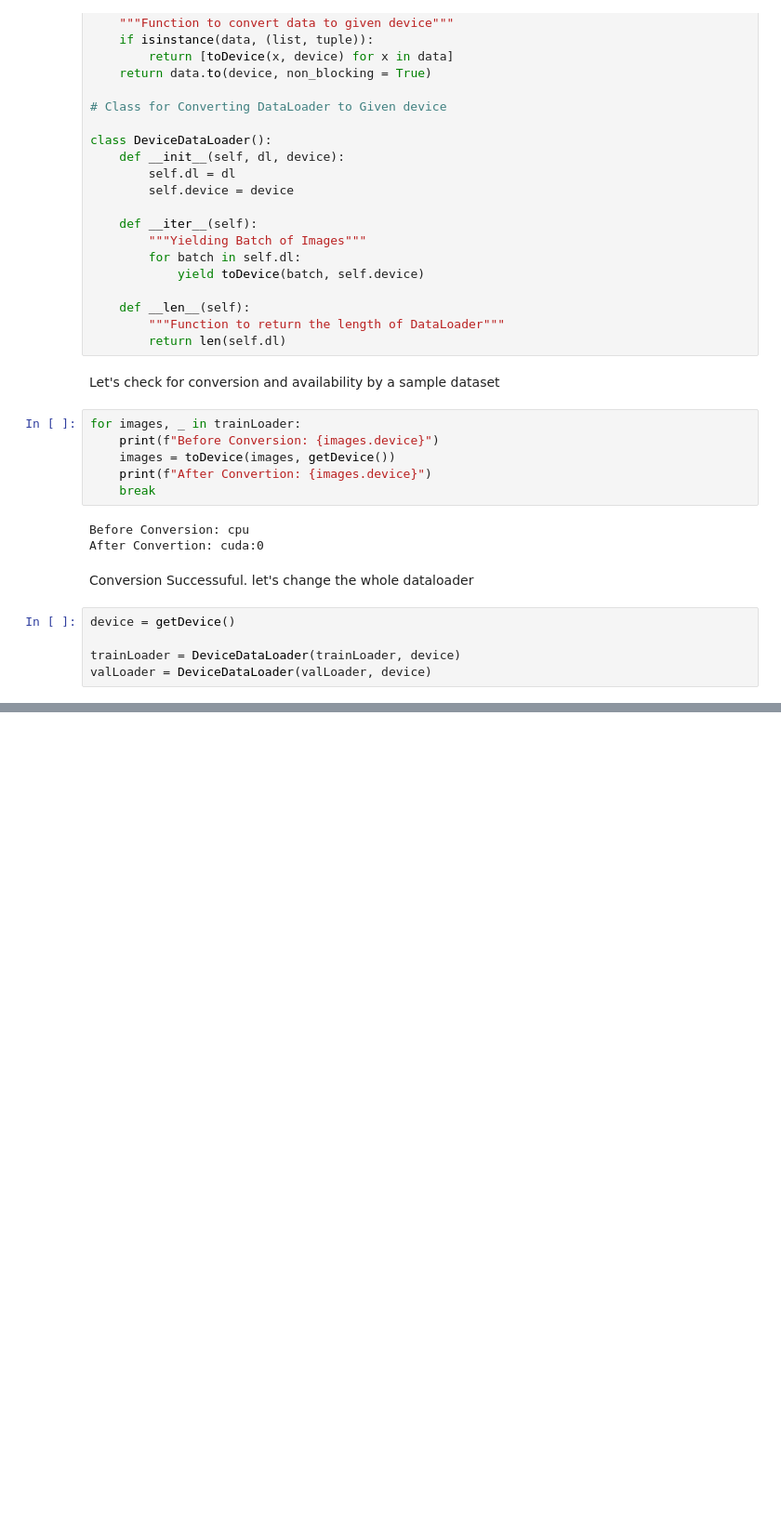
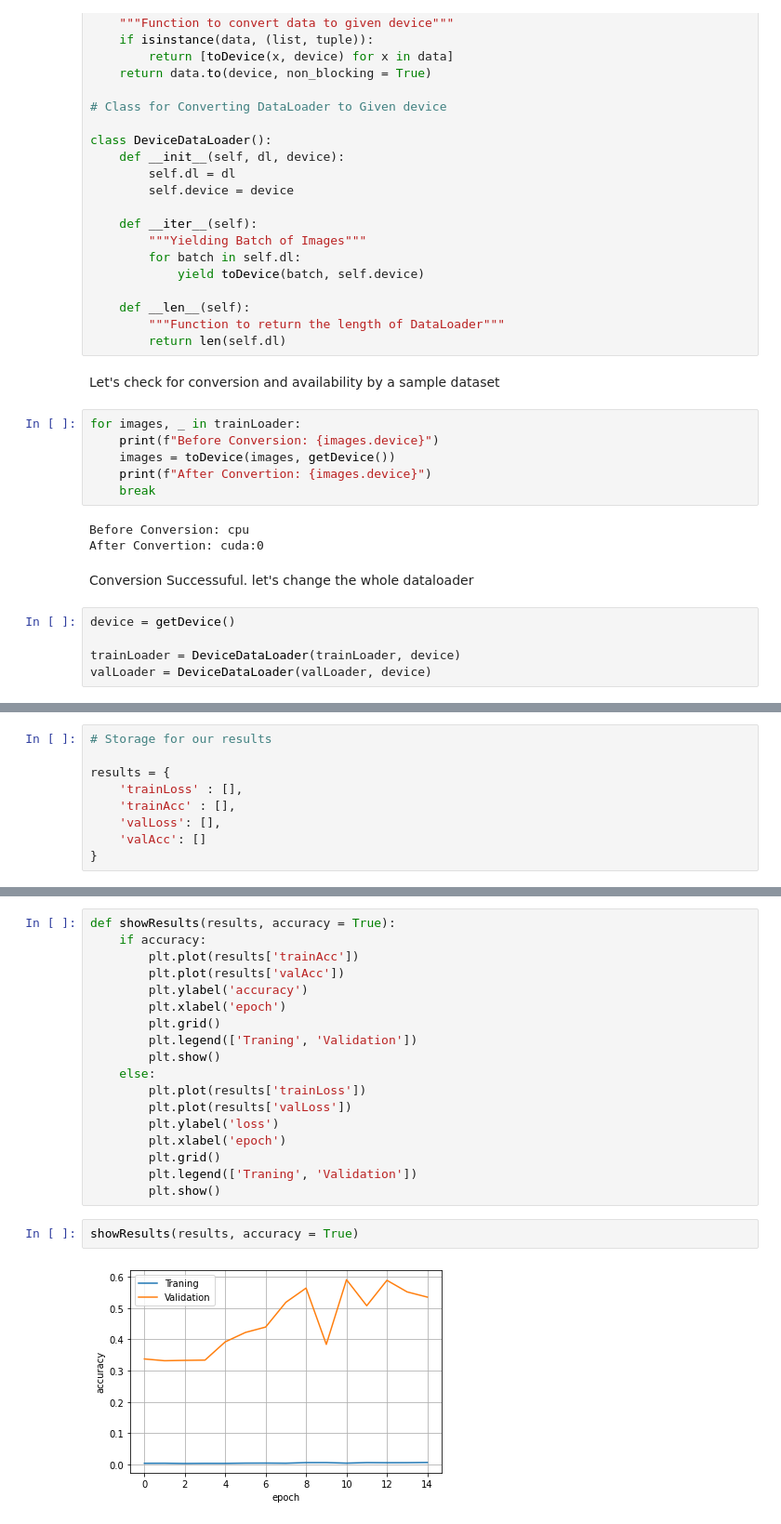
Before and after one commit to PremKumar-V/ML_Projects, a Jupyter notebook: shoe-sandal-boot-classification.ipynb, the cells around one changed output, grey strips where cells are left out. Shown at 93% size. Drawn from its saved outputs; the diff is of its cells as text; blank space fills up the shorter version.

```diff
--- a/shoe-sandal-boot-classification.ipynb
+++ b/shoe-sandal-boot-classification.ipynb
@@ -273,0 +303,9 @@ valLoader = DeviceDataLoader(valLoader, device)
+# %%
+# Storage for our results
+
+results = {
+    'trainLoss' : [],
+    'trainAcc' : [],
+    'valLoss': [],
+    'valAcc': []
+}
@@ -273,0 +387,22 @@ valLoader = DeviceDataLoader(valLoader, device)
+# %%
+def showResults(results, accuracy = True):
+    if accuracy:
+        plt.plot(results['trainAcc'])
+        plt.plot(results['valAcc'])
+        plt.ylabel('accuracy')
+        plt.xlabel('epoch')
+        plt.grid()
+        plt.legend(['Traning', 'Validation'])
+        plt.show()
+    else:
+        plt.plot(results['trainLoss'])
+        plt.plot(results['valLoss'])
+        plt.ylabel('loss')
+        plt.xlabel('epoch')
+        plt.grid()
+        plt.legend(['Traning', 'Validation'])
+        plt.show()
+# %%
+showResults(results, accuracy = True)
+# %% [output]
+[figure, added]
```
Also changed, not shown: parts of 24 cells of this notebook.
